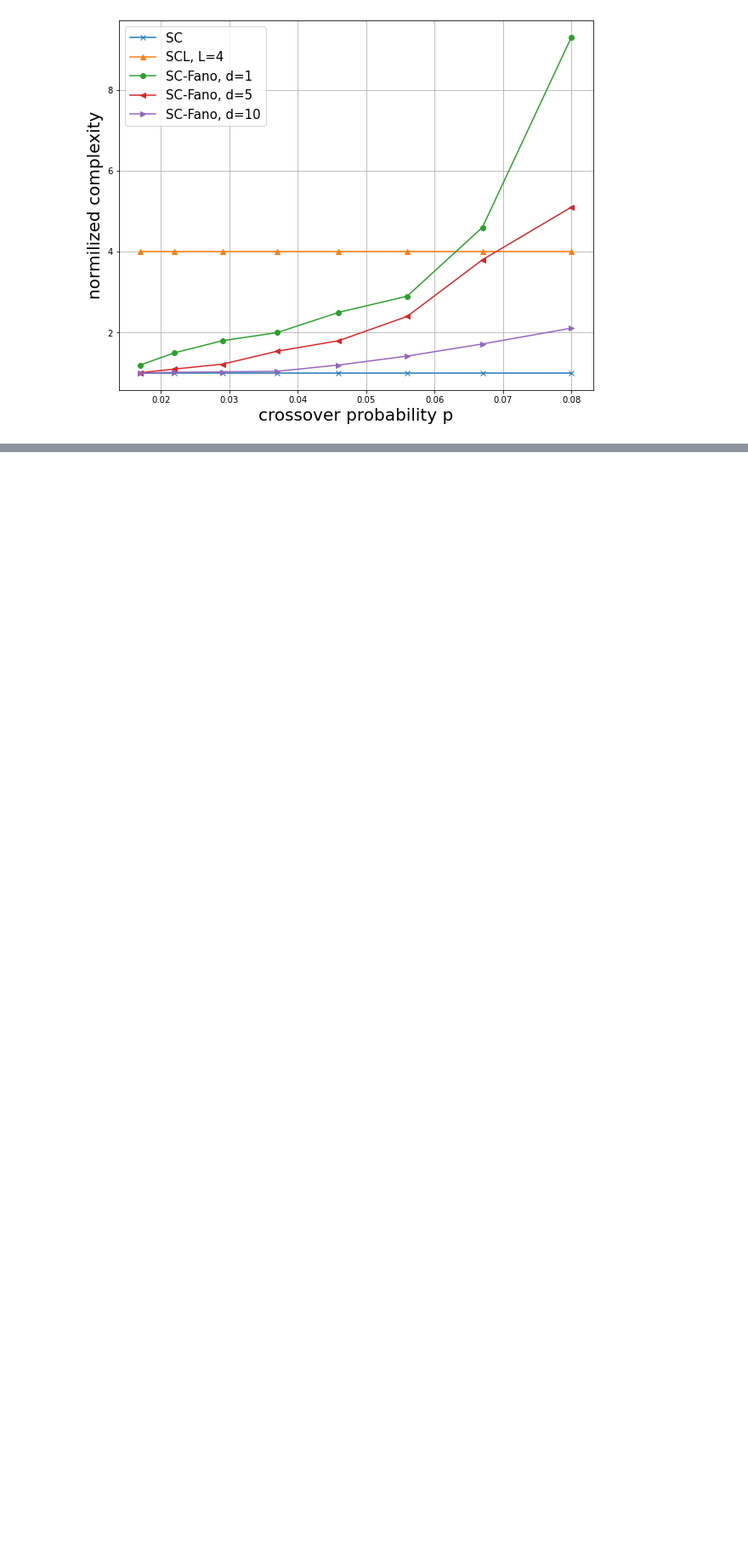
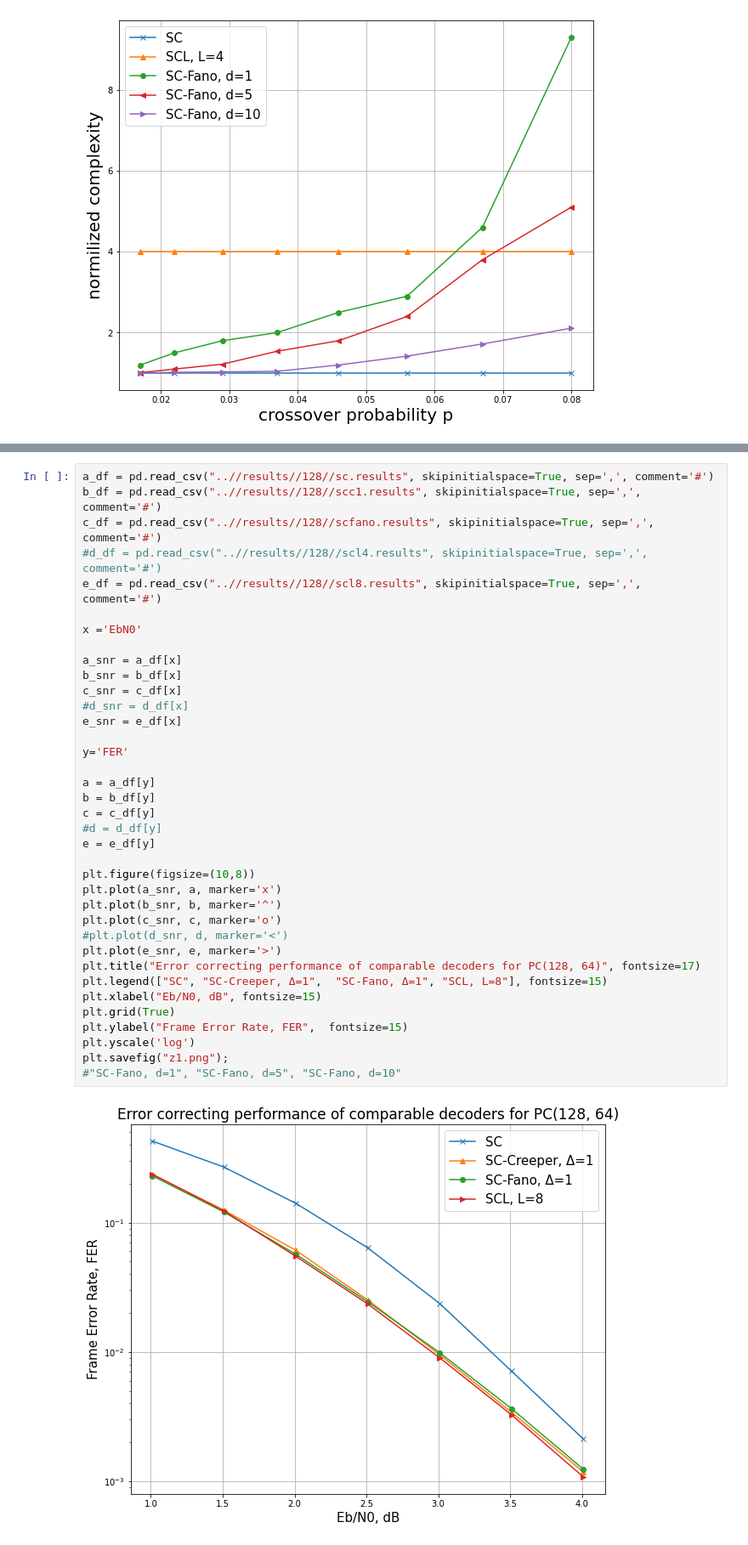
Before and after one commit to ISChetverikov/PolarCodes, a Jupyter notebook: results_plotting/PlotFerCurve.ipynb, the cells around one changed output, grey strips where cells are left out. Shown: that part at 85% size. Drawn from its saved outputs; the diff is of its cells as text; blank space fills up the shorter version.

Commit message:
Results for the thesis

```diff
--- a/results_plotting/PlotFerCurve.ipynb
+++ b/results_plotting/PlotFerCurve.ipynb
@@ -404,3 +404,42 @@ scs
 | SCS(512,256+16) | -1 | 2.01030 | 0.793387 | 0.01 | 1 | 100 | 10098 | 40148.90 | 277.4050 | 81264.0 | ... |
 | SCS(1024,512+16) | -1 | 2.01030 | 0.793387 | 0.00 | 0 | 10 | 6138 | 252727.00 | 1732.9900 | 506332.0 | ... |
 | SCS(1024,205+16) | -5 | 1.98546 | 1.257430 | 0.00 | 0 | 10 | 5145 | 239728.00 | 2289.2600 | 459409.0 | ... |
+# %%
+a_df = pd.read_csv("..//results//128//sc.results", skipinitialspace=True, sep=',', comment='#')
+b_df = pd.read_csv("..//results//128//scc1.results", skipinitialspace=True, sep=',', comment='#')
+c_df = pd.read_csv("..//results//128//scfano.results", skipinitialspace=True, sep=',', comment='#')
+#d_df = pd.read_csv("..//results//128//scl4.results", skipinitialspace=True, sep=',', comment='#')
+e_df = pd.read_csv("..//results//128//scl8.results", skipinitialspace=True, sep=',', comment='#')
+
+x ='EbN0'
+
+a_snr = a_df[x]
+b_snr = b_df[x]
+c_snr = c_df[x]
+#d_snr = d_df[x]
+e_snr = e_df[x]
+
+y='FER'
+
+a = a_df[y]
+b = b_df[y]
+c = c_df[y]
+#d = d_df[y]
+e = e_df[y]
+
+plt.figure(figsize=(10,8))
+plt.plot(a_snr, a, marker='x')
+plt.plot(b_snr, b, marker='^')
+plt.plot(c_snr, c, marker='o')
+#plt.plot(d_snr, d, marker='<')
+plt.plot(e_snr, e, marker='>')
+plt.title("Error correcting performance of comparable decoders for PC(128, 64)", fontsize=17)
+plt.legend(["SC", "SC-Creeper, Δ=1",  "SC-Fano, Δ=1", "SCL, L=8"], fontsize=15)
+plt.xlabel("Eb/N0, dB", fontsize=15)
+plt.grid(True)
+plt.ylabel("Frame Error Rate, FER",  fontsize=15)
+plt.yscale('log')
+plt.savefig("z1.png");
+#"SC-Fano, d=1", "SC-Fano, d=5", "SC-Fano, d=10"
+# %% [output]
+[figure, added]
```
Also changed, not shown: parts of 1 cell of this notebook, 25 other files.
